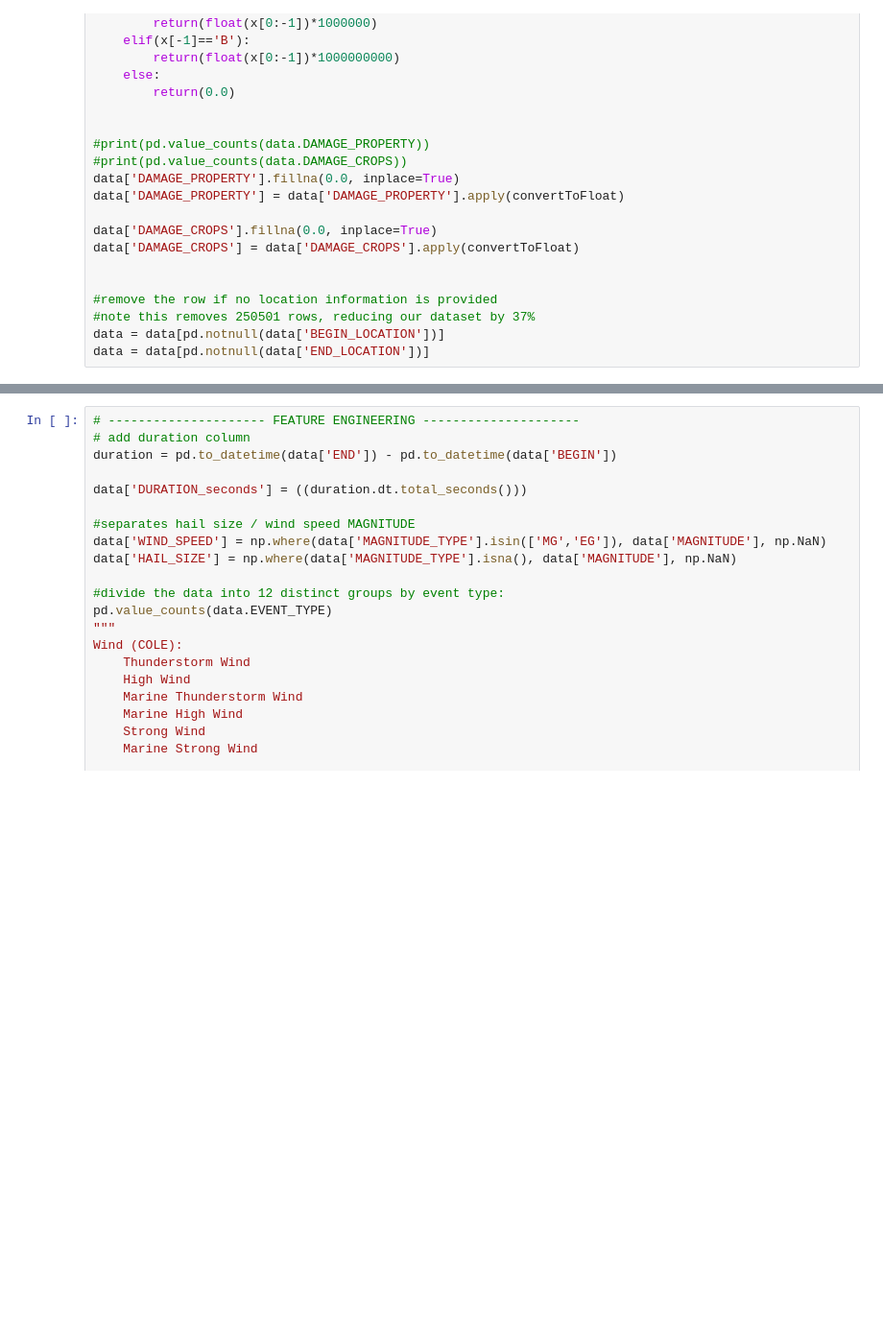
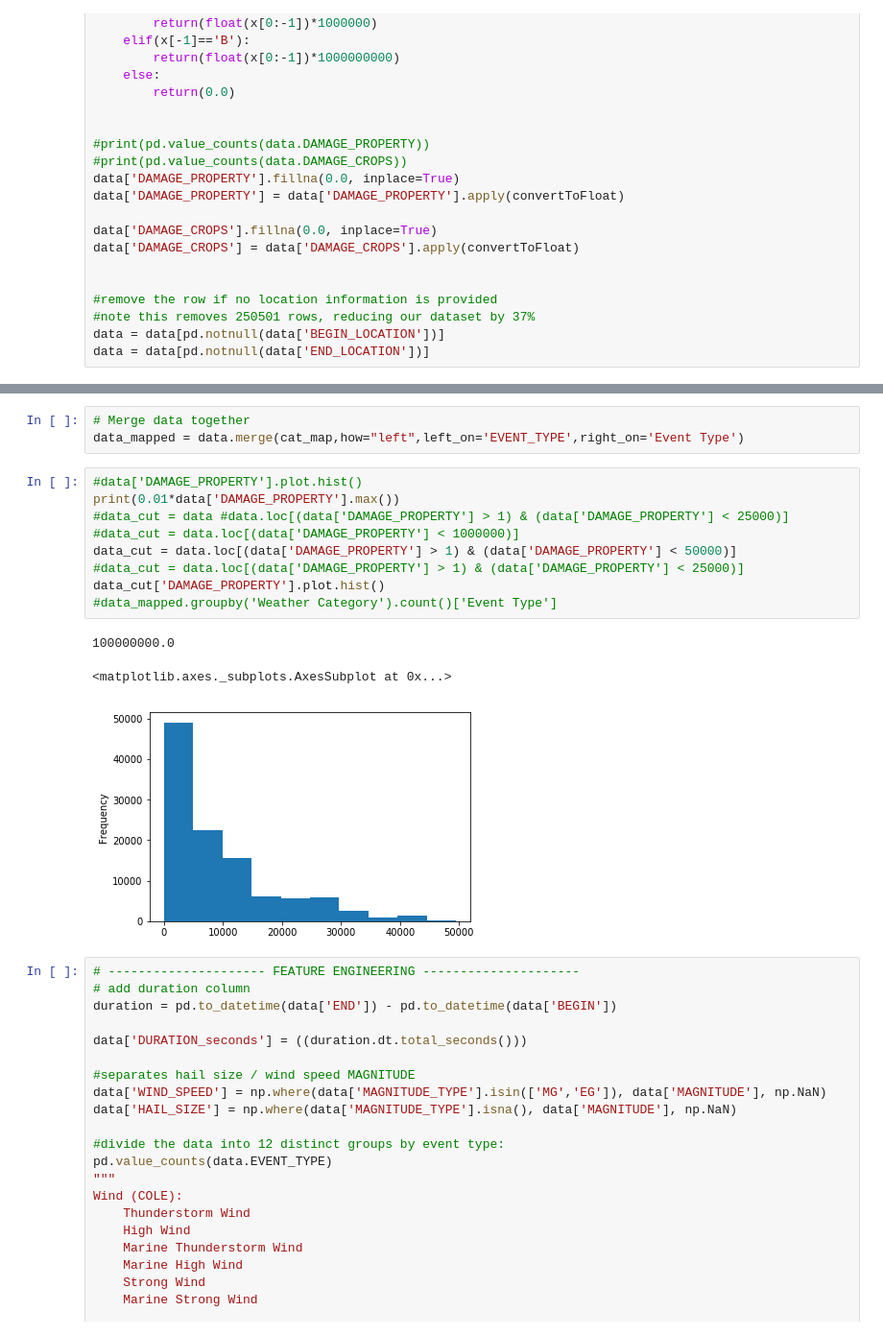
Before and after one commit to freeburgernator/storm_analytics, a Jupyter notebook: Storm_Notebook_Ethan_Dataset_Builder.ipynb, the cells around one changed output, grey strips where cells are left out. Shown: that part at 96% size. Drawn from its saved outputs; the diff is of its cells as text; blank space fills up the shorter version.

Commit message:
Create and merge mapped data

```diff
--- a/Storm_Notebook_Ethan_Dataset_Builder.ipynb
+++ b/Storm_Notebook_Ethan_Dataset_Builder.ipynb
@@ -197,3 +210,19 @@ data = data[pd.notnull(data['END_LOCATION'])]
+# %%
+# Merge data together
+data_mapped = data.merge(cat_map,how="left",left_on='EVENT_TYPE',right_on='Event Type')
+# %%
+#data['DAMAGE_PROPERTY'].plot.hist()
+print(0.01*data['DAMAGE_PROPERTY'].max())
+#data_cut = data #data.loc[(data['DAMAGE_PROPERTY'] > 1) & (data['DAMAGE_PROPERTY'] < 25000)]
+#data_cut = data.loc[(data['DAMAGE_PROPERTY'] < 1000000)]
+data_cut = data.loc[(data['DAMAGE_PROPERTY'] > 1) & (data['DAMAGE_PROPERTY'] < 50000)]
+#data_cut = data.loc[(data['DAMAGE_PROPERTY'] > 1) & (data['DAMAGE_PROPERTY'] < 25000)]
+data_cut['DAMAGE_PROPERTY'].plot.hist()
+#data_mapped.groupby('Weather Category').count()['Event Type']
+# %% [output]
+100000000.0
+<matplotlib.axes._subplots.AxesSubplot at 0x...>
+[figure, added]
 # %%
 # --------------------- FEATURE ENGINEERING ---------------------
 # add duration column
```
Also changed, not shown: parts of 3 cells of this notebook, 1 other file.
